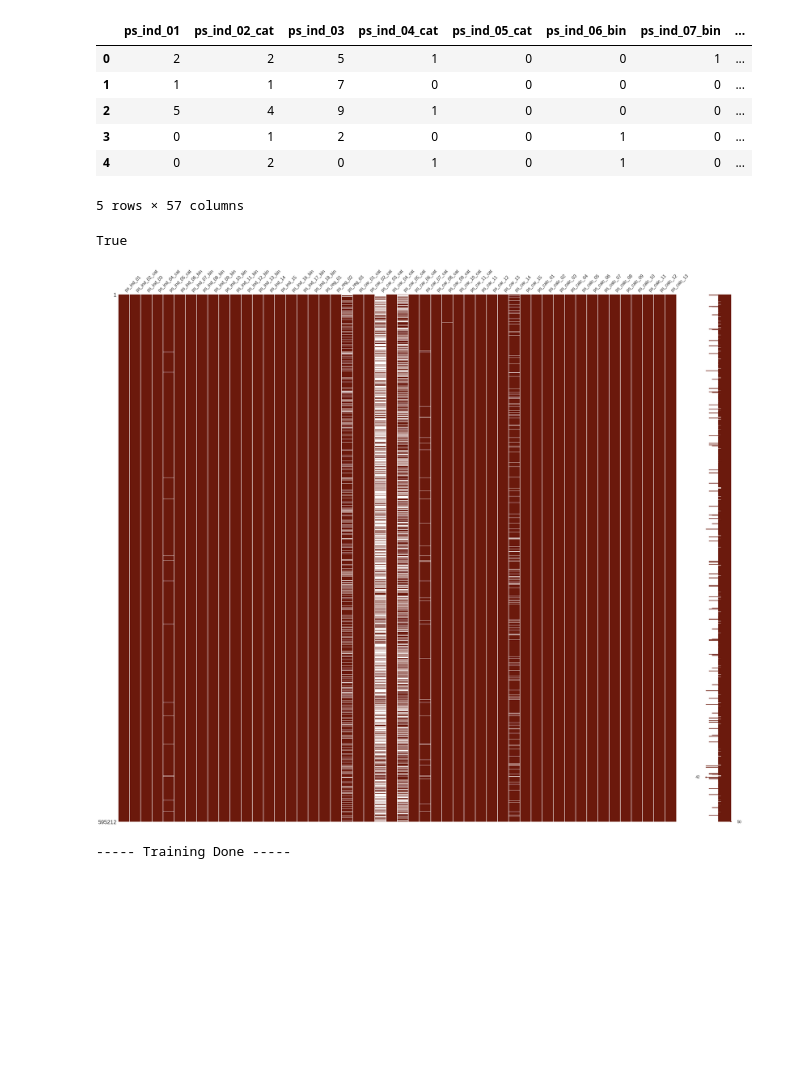
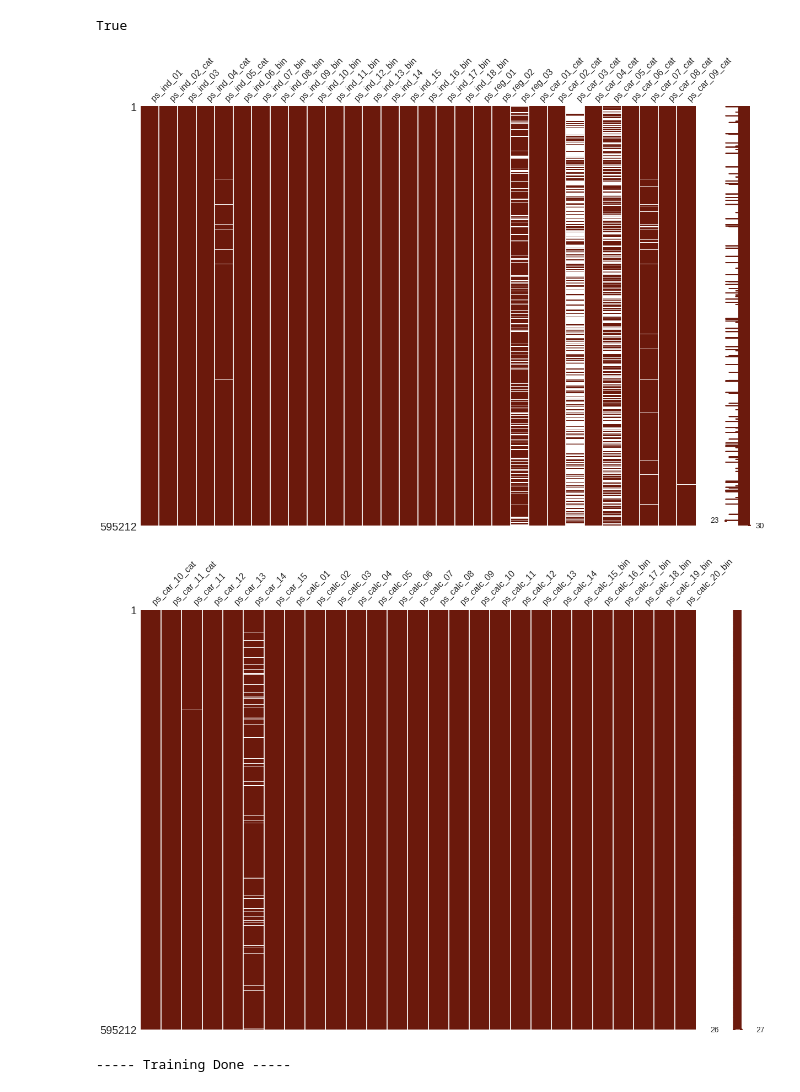
Before and after one commit to altierispeixoto/kaggle-projects, a Jupyter notebook: porto-seguro/safe-driver-prediction.ipynb, the cells around one changed output. Cells and saved outputs as stored; diff of their text form; code cells hidden in the pictures; blank space fills up the shorter version.

```diff
--- a/porto-seguro/safe-driver-prediction.ipynb
+++ b/porto-seguro/safe-driver-prediction.ipynb
@@ -21,0 +16,6 @@ O conjunto de dados de tem 595212 pontos com 59 variáveis em cada.
+# %%
+# Executar o conjunto de dados de imóveis de Boston
+train_data = pd.read_csv('../../data/train.csv')
+
+# Êxito
+print("O conjunto de dados de tem {} pontos com {} variáveis em cada.".format(*train_data.shape))
@@ -21,0 +30,9 @@ O conjunto de dados de tem 595212 pontos com 59 variáveis em cada.
+# %%
+# Produza uma matriz de dispersão para cada um dos pares de atributos dos dados
+#pd.scatter_matrix(data, alpha = 0.3, figsize = (18,12), diagonal = 'kde');
+
+train_target = train_data.pop('target')
+train_ids = train_data.pop('id')
+train_data
+
+train_data.head()
@@ -35,21 +60,5 @@ display(data.describe())
-# %%
-# Produza uma matriz de dispersão para cada um dos pares de atributos dos dados
-#pd.scatter_matrix(data, alpha = 0.3, figsize = (18,12), diagonal = 'kde');
-
-dataset = data.drop(["id", "target"], axis=1)
-label = data['target']
-
-dataset.head()
-# %% [output]
-|  | ps_ind_01 | ps_ind_02_cat | ps_ind_03 | ps_ind_04_cat | ps_ind_05_cat | ps_ind_06_bin | ps_ind_07_bin | ... |
-| 0 | 2 | 2 | 5 | 1 | 0 | 0 | 1 | ... |
-| 1 | 1 | 1 | 7 | 0 | 0 | 0 | 0 | ... |
-| 2 | 5 | 4 | 9 | 1 | 0 | 0 | 0 | ... |
-| 3 | 0 | 1 | 2 | 0 | 0 | 1 | 0 | ... |
-| 4 | 0 | 2 | 0 | 1 | 0 | 1 | 0 | ... |
-5 rows × 57 columns
 # %%
-train_copy = dataset
+train_copy = train_data
 train_copy = train_copy.replace(-1, np.NaN)
 
 # any() applied twice to check run the isnull check across all columns.
@@ -57,13 +66,11 @@ train_copy.isnull().any().any()
 # %% [output]
 True
 # %%
-import missingno as msno
+
 # Nullity or missing values by columns
-msno.matrix(df=train_copy.iloc[:,0:50], figsize= (40, 35), color=(0.42, 0.1, 0.05))
+msno.matrix(df=train_copy.iloc[:,0:30], figsize= (20, 14), color=(0.42, 0.1, 0.05))
 
-#msno.matrix(df=train_copy.iloc[:,0:30], figsize=(20, 14), color=(0.42, 0.1, 0.05))
-
-
-#msno.matrix(df=train_copy.iloc[:,30:57], figsize=(20, 14), color=(0.42, 0.1, 0.05))
+msno.matrix(df=train_copy.iloc[:,30:57], figsize=(20, 14), color=(0.42, 0.1, 0.05))
 # %% [output]
-[figure, old version]
+[figure, new version]
+[figure, added]
```
Also changed, not shown: parts of 22 cells of this notebook.
